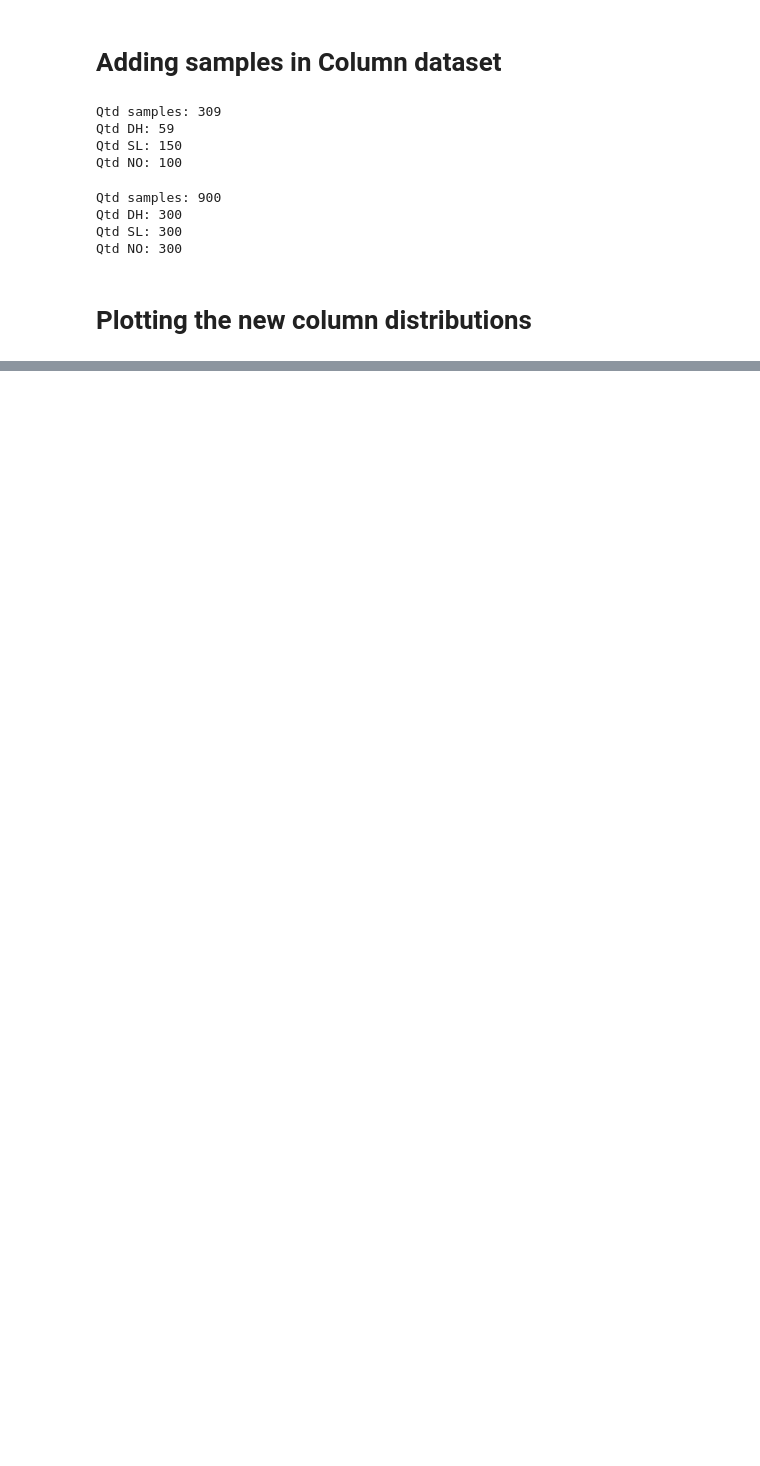
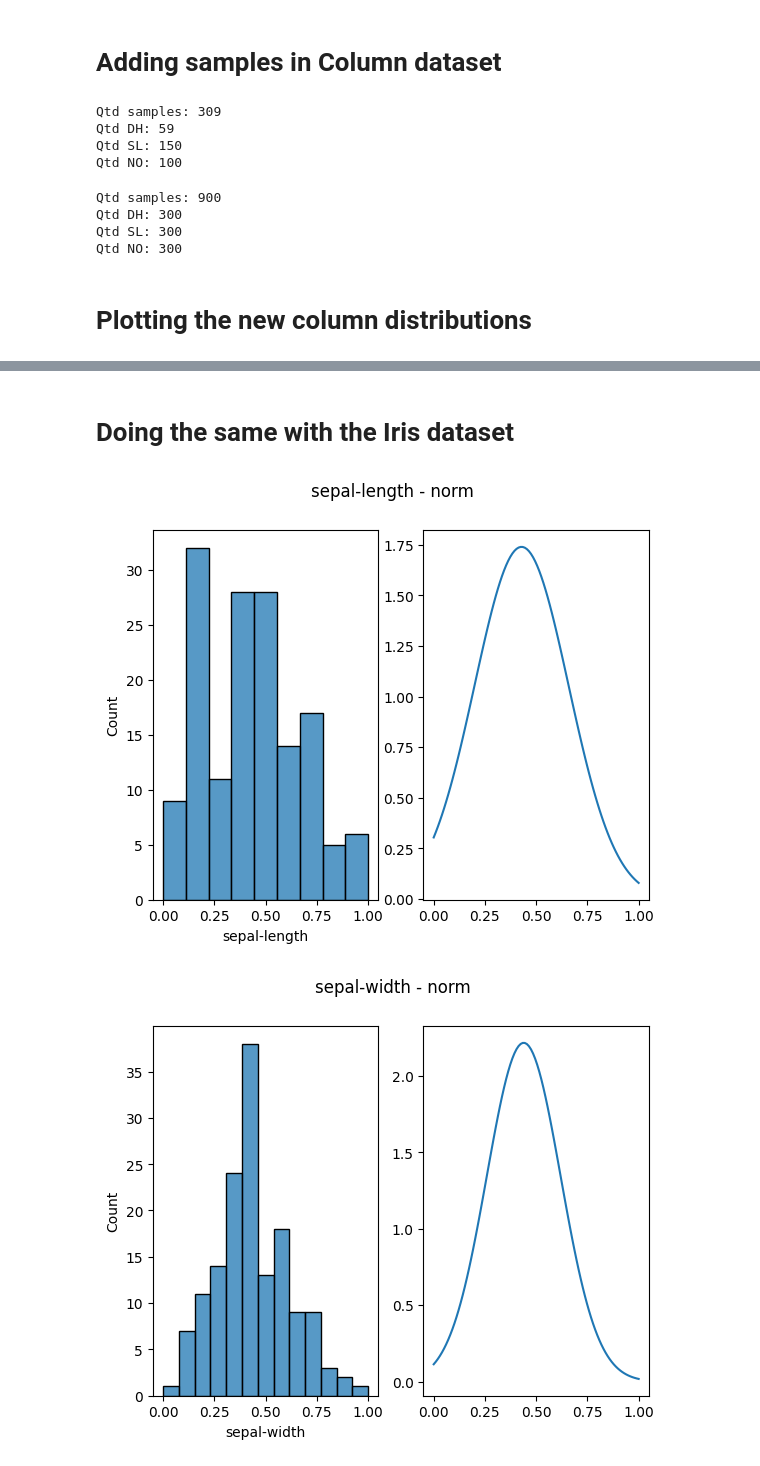
Before and after one commit to cacajr/ML, a Jupyter notebook: sampling_and_imputation.ipynb, the cells around one changed output, grey strips where cells are left out. Saved outputs shown, nothing was run; the diff lists cells and outputs as text; code cells hidden in the pictures; blank space fills up the shorter version.

```diff
--- a/sampling_and_imputation.ipynb
+++ b/sampling_and_imputation.ipynb
@@ -196,0 +197,14 @@ for feature_name, distribution in zip(new_X.columns, distributions):
+# %% [markdown]
+# Doing the same with the Iris dataset
+# %%
+Xy = pd.read_csv('./datasets/iris.csv')
+X = min_max_normalization(Xy.drop(['class'], axis=1))
+y = Xy['class']
+# %%
+distributions = ['norm', 'norm', 'lognorm', 'lognorm']
+
+for feature_name, distribution in zip(X.columns, distributions):
+    plot_column_histogram_and_distribution(X[feature_name], feature_name, distribution)
+# %% [output]
+[figure, added]
+[figure, added]
```
Also changed, not shown: parts of 7 cells of this notebook.
